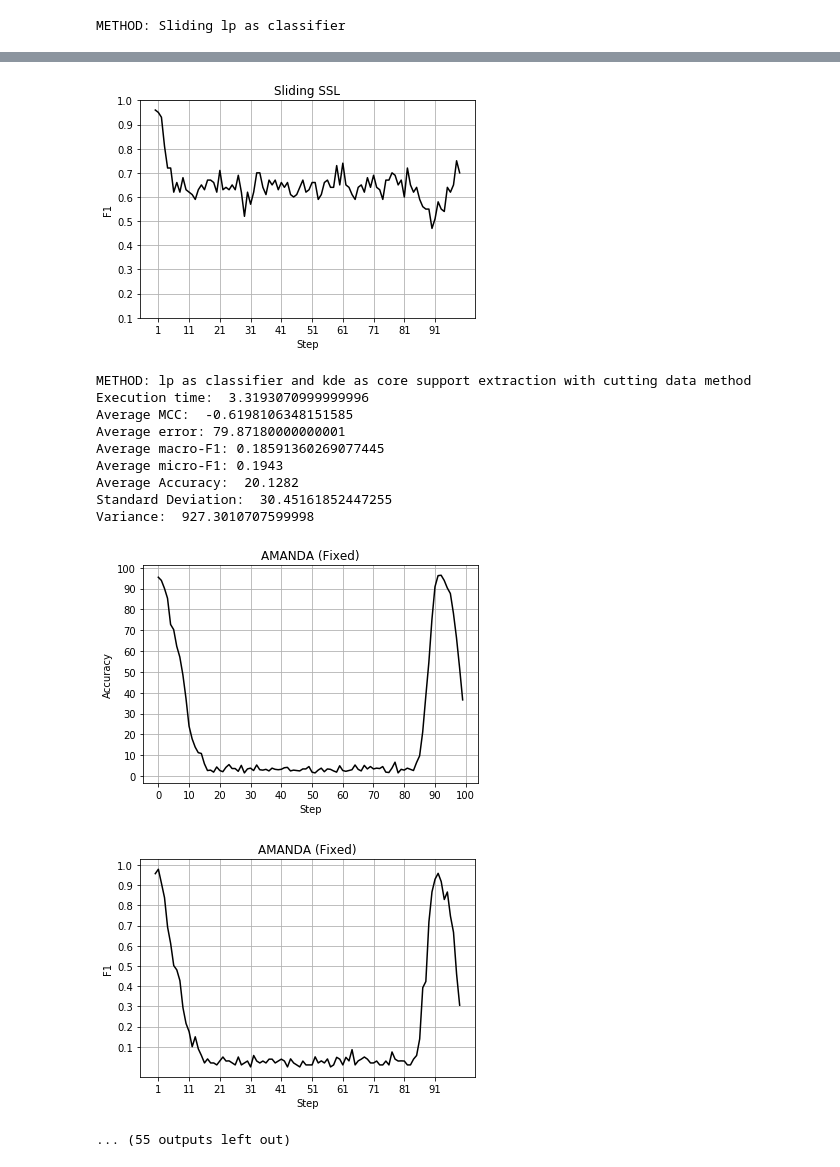
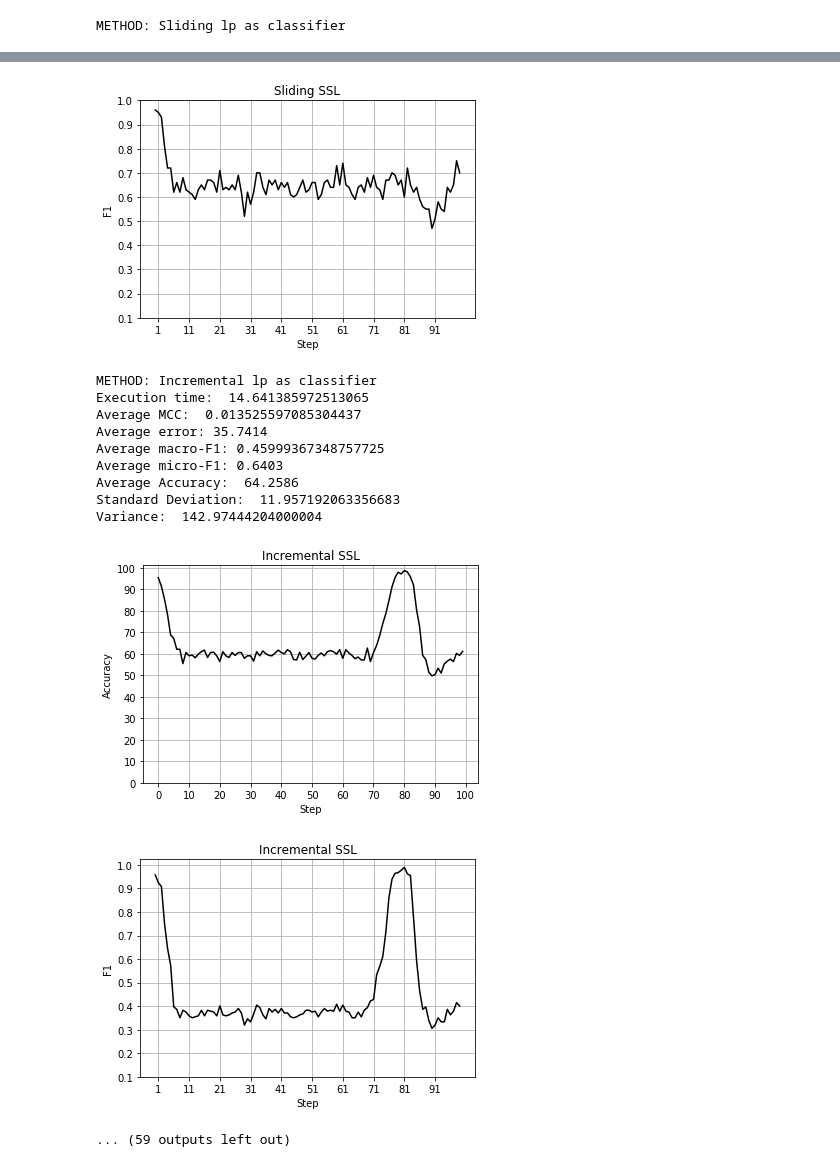
Before and after one commit to bruno-accioli/AMANDA, a Jupyter notebook: experiments/Datasets benchmarking/sinthetic/BATCH_MODE/Class_Surrounding_another_Class_2D.ipynb, the cells around one changed output, grey strips where cells are left out. Drawn from its saved outputs; the diff is of its cells as text; code cells hidden in the pictures.

```diff
--- a/experiments/Datasets benchmarking/sinthetic/BATCH_MODE/Class_Surrounding_another_Class_2D.ipynb
+++ b/experiments/Datasets benchmarking/sinthetic/BATCH_MODE/Class_Surrounding_another_Class_2D.ipynb
@@ -74,7 +74,7 @@ def main():
     experiments[1] = Experiment(deslizante_LN, 7, clfName=sslClassifier)
 
     # Incremental SSL
-    #experiments[2] = Experiment(incremental_LN, 7, clfName=sslClassifier)
+    experiments[2] = Experiment(incremental_LN, 7, clfName=sslClassifier)
 
     # Proposed Method 1 (AMANDA - Fixed core extraction percentage)
     experiments[3] = Experiment(amanda_fixed, 7, 0.7, "kde", sslClassifier)
@@ -164,22 +164,22 @@ Execution time:  1.3715095000000002
 Average MCC:  0.041408384891688285
 Average error: 35.41160000000001
 Average macro-F1: 0.4145936304728683
 Average micro-F1: 0.6485000000000001
 Average Accuracy:  64.5884
 Standard Deviation:  5.85984005242464
 Variance:  34.33772544000001
 [figure]
 [figure]
 [figure]
-METHOD: lp as classifier and kde as core support extraction with cutting data method
-Execution time:  3.3193070999999996
-Average MCC:  -0.6198106348151585
-Average error: 79.87180000000001
-Average macro-F1: 0.18591360269077445
-Average micro-F1: 0.1943
-Average Accuracy:  20.1282
-Standard Deviation:  30.45161852447255
-Variance:  927.3010707599998
+METHOD: Incremental lp as classifier
+Execution time:  14.641385972513065
+Average MCC:  0.013525597085304437
+Average error: 35.7414
+Average macro-F1: 0.45999367348757725
+Average micro-F1: 0.6403
+Average Accuracy:  64.2586
+Standard Deviation:  11.957192063356683
+Variance:  142.97444204000004
-[figure, old version]
+[figure, new version]
-[figure, old version]
+[figure, new version]
-... (55 outputs left out)
+... (59 outputs left out)
```
Also changed, not shown: parts of 1 cell of this notebook, 25 other files.
